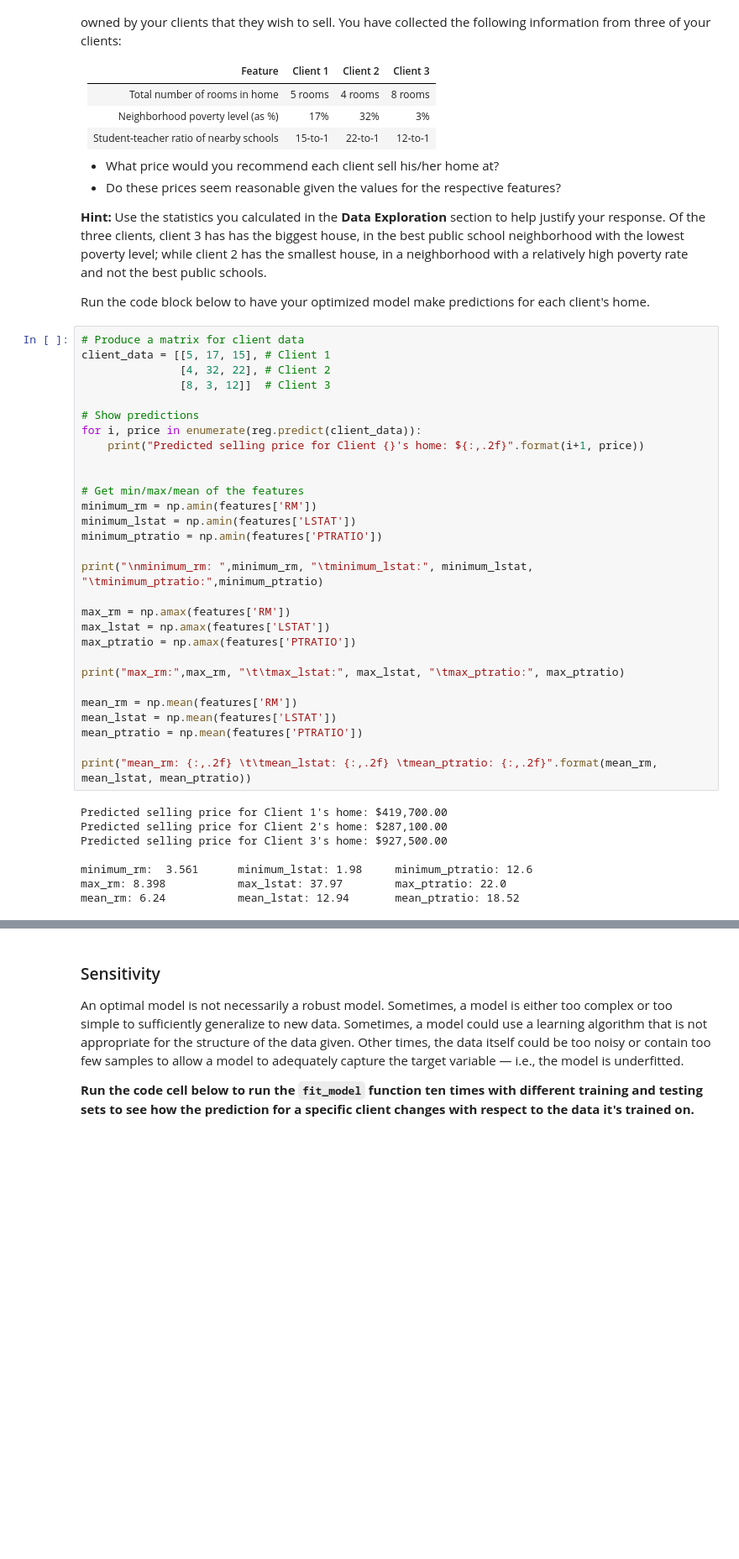
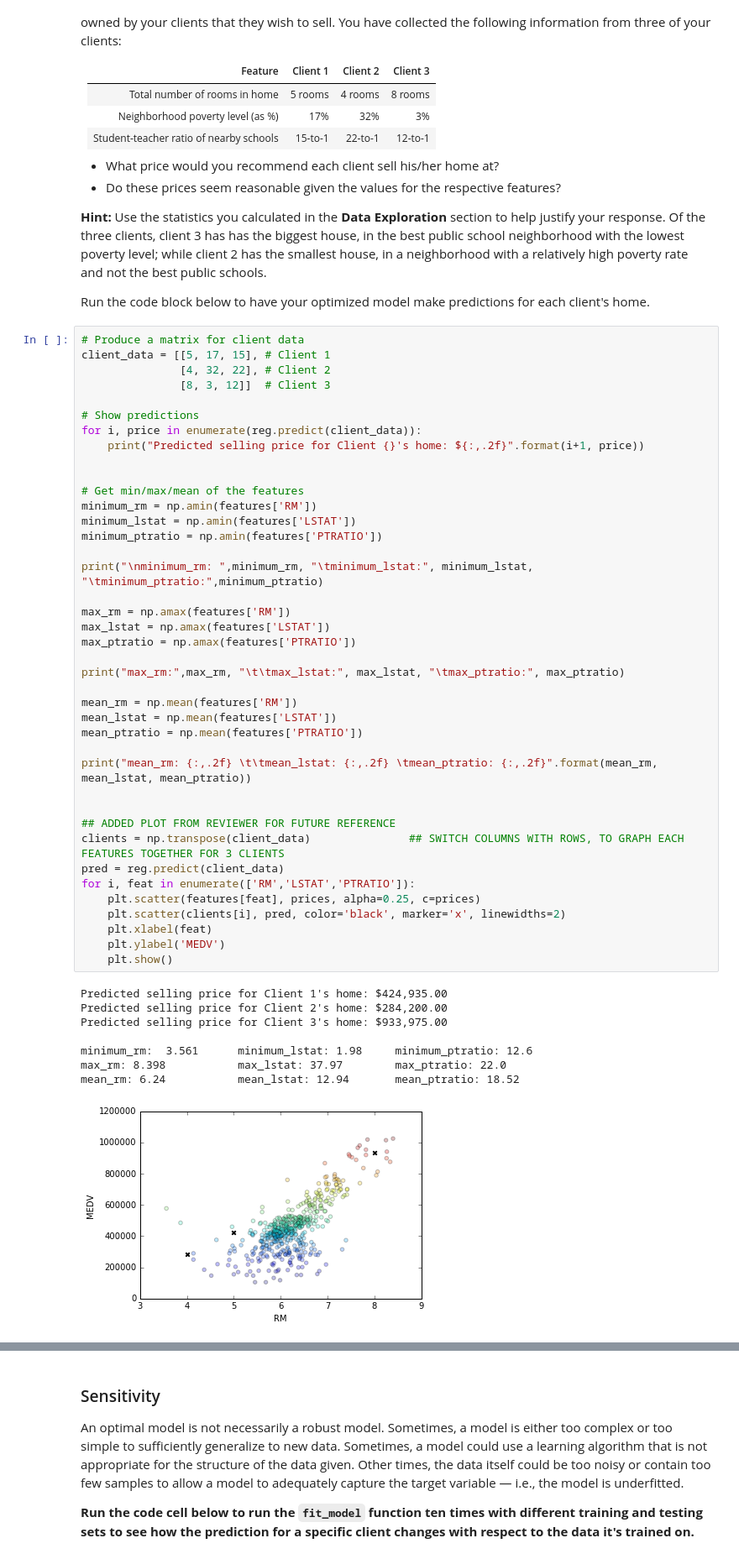
Before and after one commit to En3rG/machine-learning, a Jupyter notebook: projects/boston_housing/boston_housing.ipynb, the cells around one changed output, grey strips where cells are left out. Shown at 84% size. Drawn from its saved outputs; the diff is of its cells as text; blank space fills up the shorter version.

```diff
--- a/projects/boston_housing/boston_housing.ipynb
+++ b/projects/boston_housing/boston_housing.ipynb
@@ -407,33 +448,45 @@ client_data = [[5, 17, 15], # Client 1
                [8, 3, 12]]  # Client 3
 
 # Show predictions
 for i, price in enumerate(reg.predict(client_data)):
     print("Predicted selling price for Client {}'s home: ${:,.2f}".format(i+1, price))
 
 
 # Get min/max/mean of the features
 minimum_rm = np.amin(features['RM'])
 minimum_lstat = np.amin(features['LSTAT'])
 minimum_ptratio = np.amin(features['PTRATIO'])
 
 print("\nminimum_rm: ",minimum_rm, "\tminimum_lstat:", minimum_lstat, "\tminimum_ptratio:",minimum_ptratio)
 
 max_rm = np.amax(features['RM'])
 max_lstat = np.amax(features['LSTAT'])
 max_ptratio = np.amax(features['PTRATIO'])
 
 print("max_rm:",max_rm, "\t\tmax_lstat:", max_lstat, "\tmax_ptratio:", max_ptratio)
 
 mean_rm = np.mean(features['RM'])
 mean_lstat = np.mean(features['LSTAT'])
 mean_ptratio = np.mean(features['PTRATIO'])
 
 print("mean_rm: {:,.2f} \t\tmean_lstat: {:,.2f} \tmean_ptratio: {:,.2f}".format(mean_rm, mean_lstat, mean_ptratio))
+
+
+## ADDED PLOT FROM REVIEWER FOR FUTURE REFERENCE
+clients = np.transpose(client_data)               ## SWITCH COLUMNS WITH ROWS, TO GRAPH EACH FEATURES TOGETHER FOR 3 CLIENTS
+pred = reg.predict(client_data)
+for i, feat in enumerate(['RM','LSTAT','PTRATIO']):
+    plt.scatter(features[feat], prices, alpha=0.25, c=prices)
+    plt.scatter(clients[i], pred, color='black', marker='x', linewidths=2)
+    plt.xlabel(feat)
+    plt.ylabel('MEDV')
+    plt.show()
 # %% [output]
-Predicted selling price for Client 1's home: $419,700.00
-Predicted selling price for Client 2's home: $287,100.00
-Predicted selling price for Client 3's home: $927,500.00
+Predicted selling price for Client 1's home: $424,935.00
+Predicted selling price for Client 2's home: $284,200.00
+Predicted selling price for Client 3's home: $933,975.00
 
 minimum_rm:  3.561      minimum_lstat: 1.98     minimum_ptratio: 12.6
 max_rm: 8.398           max_lstat: 37.97        max_ptratio: 22.0
 mean_rm: 6.24           mean_lstat: 12.94       mean_ptratio: 18.52
+[figure, added]
```
Also changed, not shown: parts of 10 cells of this notebook, 1 other file.
